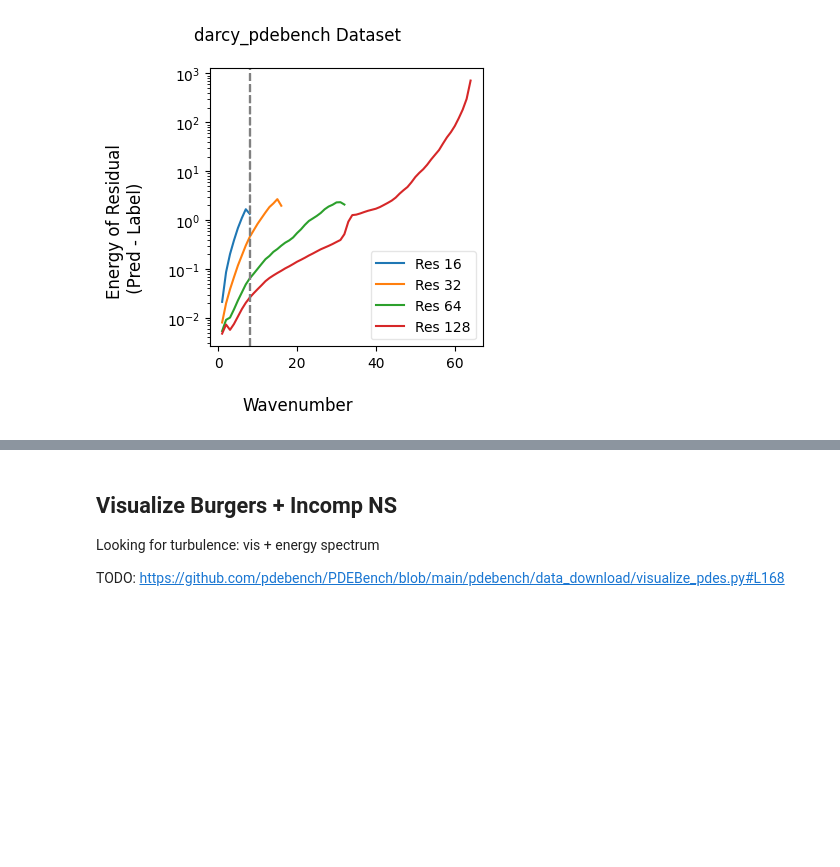
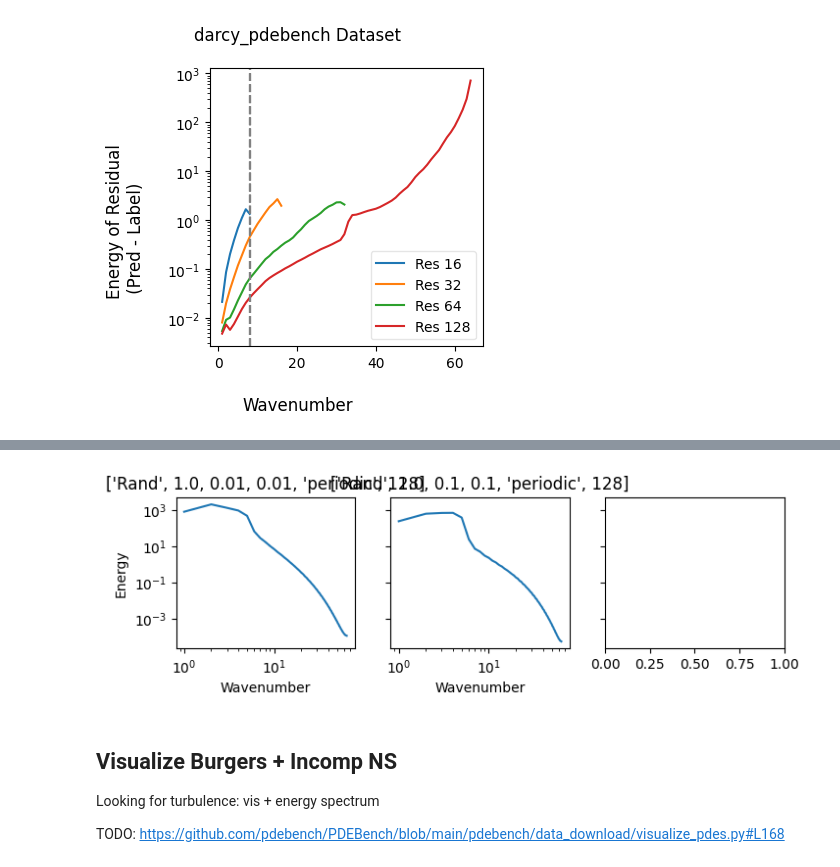
Before and after one commit to msakarvadia/operator_aliasing, a Jupyter notebook: notebooks/figures.ipynb, the cells around one changed output, grey strips where cells are left out. Drawn from its saved outputs; the diff is of its cells as text; code cells hidden in the pictures; blank space fills up the shorter version.

```diff
--- a/notebooks/figures.ipynb
+++ b/notebooks/figures.ipynb
@@ -258,0 +369,67 @@ Do this w/ error bars for the time-varying data
+# %%
+# compare the many compressible NS methods
+fig, axs = plt.subplots(1, 3, sharey='row', figsize=(8, 2))
+
+for x_idx, comp_ns_params in enumerate([
+                                       #['Rand', 1.0, 1e-08, 1e-08, 'periodic', 512],
+                                      ['Rand', 1.0, 1e-02, 1e-02, 'periodic', 128],
+                                      ['Rand', 1.0, 1e-01, 1e-01, 'periodic', 128]
+                                       ]):
+
+    for dataset_name in (['ns_pdebench']):
+        if "burgers" in dataset_name:
+            print("1d energy")
+            energy_curve_func = get_energy_curve_1d
+        else:
+            print("2d energy")
+            energy_curve_func = get_energy_curve
+
+        print(f"{dataset_name=}")
+        batch_size = 128
+        batch_size = 128
+        in_channels = 10
+        out_channels = 1
+        initial_steps = 10
+        filter_lim = -1
+        downsample_dim = -1
+
+        model_name = 'FNO2D'
+        darcy_forcing_term = 1.0
+        burger_viscosity = 0.001
+        seed = 0
+
+        if dataset_name == 'ns_pdebench':
+            batch_size = 4
+            in_channels = 40
+            out_channels = 4
+            title = "Compressible NS"
+
+        dataset = get_dataset(
+            dataset_name=dataset_name,
+            filter_lim=filter_lim,
+            img_size='na',
+            downsample_dim=downsample_dim,
+            train=False,
+            initial_steps=initial_steps,
+            model_name=model_name,
+            darcy_forcing_term=darcy_forcing_term,
+            burger_viscosity=burger_viscosity,
+            batch_size = 128,
+            seed = 0,
+            resolution_ratios=[1,0,0,0],
+            comp_ns_params=comp_ns_params,
+        )
+        labels = torch.concat([dataset[i]['y'] for i in range(len(dataset))])
+        if dataset_name == "ns_pdebench":
+            labels = labels[:,:,2,...] # choose specific channel [density, pressure, X Vel, Y Vel]
+        label_spectrum = energy_curve_func(labels)
+
+        x = np.linspace(1, len(label_spectrum), len(label_spectrum))
+        axs[x_idx].plot(x, label_spectrum)
+        axs[x_idx].set_yscale('log')
+        axs[x_idx].set_xscale('log')
+        axs[x_idx].set_title(comp_ns_params)
+        axs[x_idx].set_xlabel(f"Wavenumber")
+        if x_idx == 0:
+            axs[x_idx].set_ylabel(f"Energy")
+# %% [output]
@@ -259,3 +453,4 @@ Do this w/ error bars for the time-varying data
+[figure, added]
 # %% [markdown]
 ## Visualize Burgers + Incomp NS
 
```
Also changed, not shown: parts of 17 cells of this notebook.
